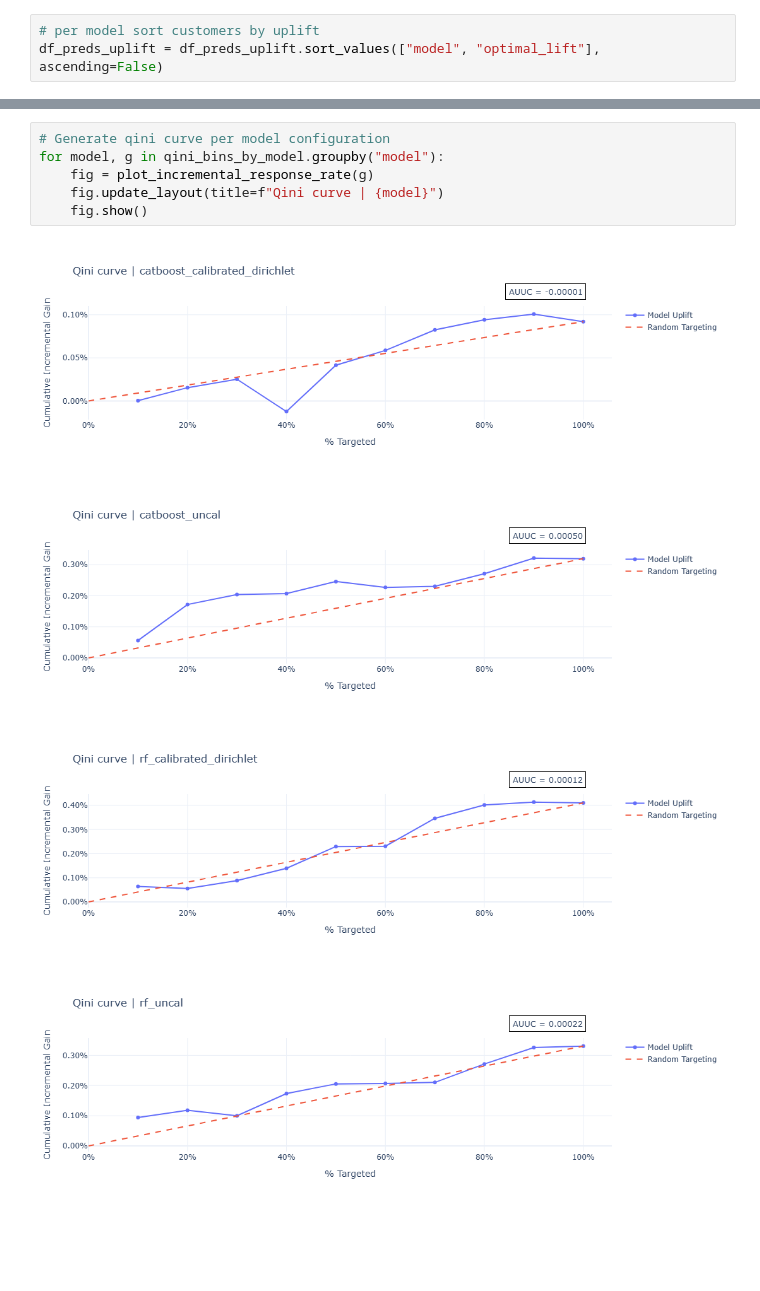
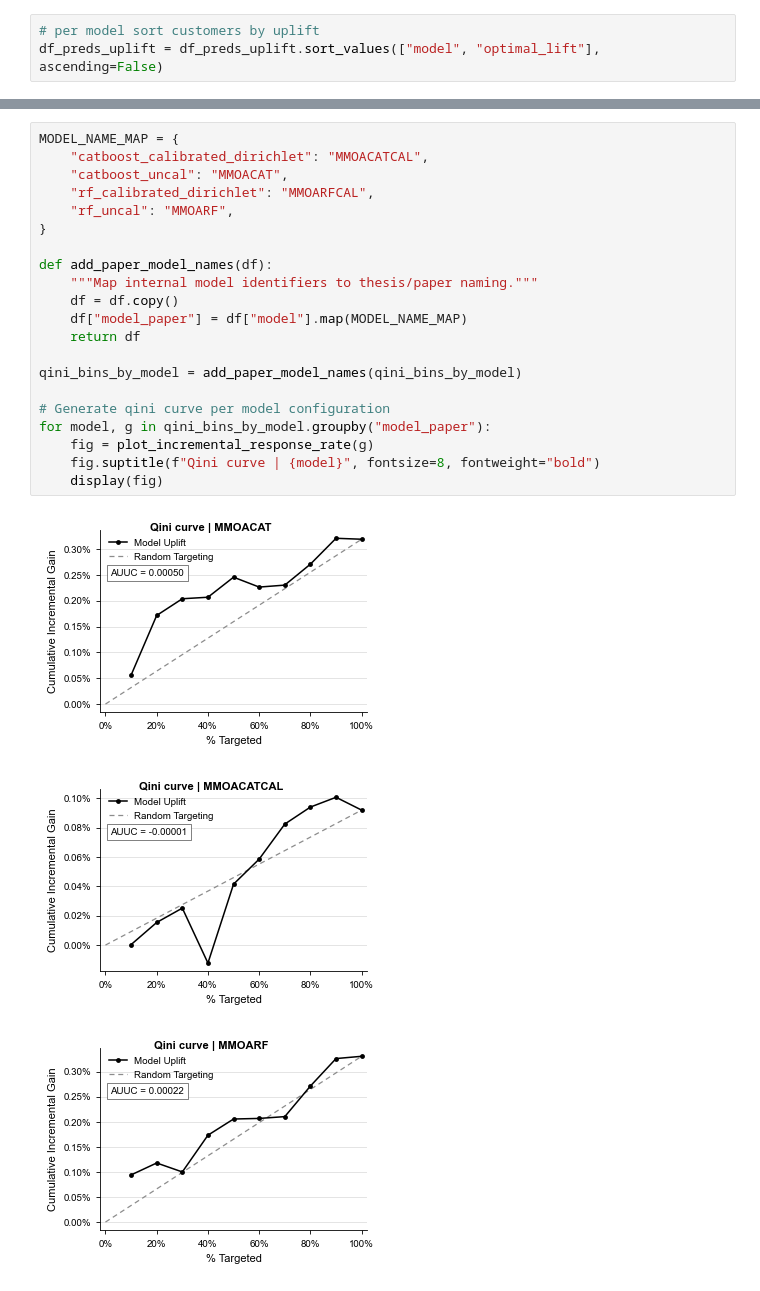
Before and after one commit to tomsterk/Thesis-Data-Science-Uplift, a Jupyter notebook: MMOA uplift phase 1.ipynb, the cells around one changed output, grey strips where cells are left out. Saved outputs shown, nothing was run; the diff lists cells and outputs as text; blank space fills up the shorter version.

```diff
--- a/MMOA uplift phase 1.ipynb
+++ b/MMOA uplift phase 1.ipynb
@@ -269,12 +223,26 @@ qini_bins_by_model[qini_bins_by_model['bin']==3]
 | 2 | rf_uncal | 3 | 24155 | 36232 | 12077 | 1514 | 10563 | 24 | ... |
-# %%
-# Generate qini curve per model configuration
-for model, g in qini_bins_by_model.groupby("model"):
-    fig = plot_incremental_response_rate(g)
-    fig.update_layout(title=f"Qini curve | {model}")
-    fig.show()
-# %% [output]
-[figure, removed]
-[figure, removed]
-[figure, removed]
-[figure, removed]
+# %%
+MODEL_NAME_MAP = {
+    "catboost_calibrated_dirichlet": "MMOACATCAL",
+    "catboost_uncal": "MMOACAT",
+    "rf_calibrated_dirichlet": "MMOARFCAL",
+    "rf_uncal": "MMOARF",
+}
+
+def add_paper_model_names(df):
+    """Map internal model identifiers to thesis/paper naming."""
+    df = df.copy()
+    df["model_paper"] = df["model"].map(MODEL_NAME_MAP)
+    return df
+
+qini_bins_by_model = add_paper_model_names(qini_bins_by_model)
+
+# Generate qini curve per model configuration
+for model, g in qini_bins_by_model.groupby("model_paper"):
+    fig = plot_incremental_response_rate(g)
+    fig.suptitle(f"Qini curve | {model}", fontsize=8, fontweight="bold")
+    display(fig)
+# %% [output]
+[figure, added]
+[figure, added]
+[figure, added]
```
Also changed, not shown: parts of 12 cells of this notebook, 23 other files.
